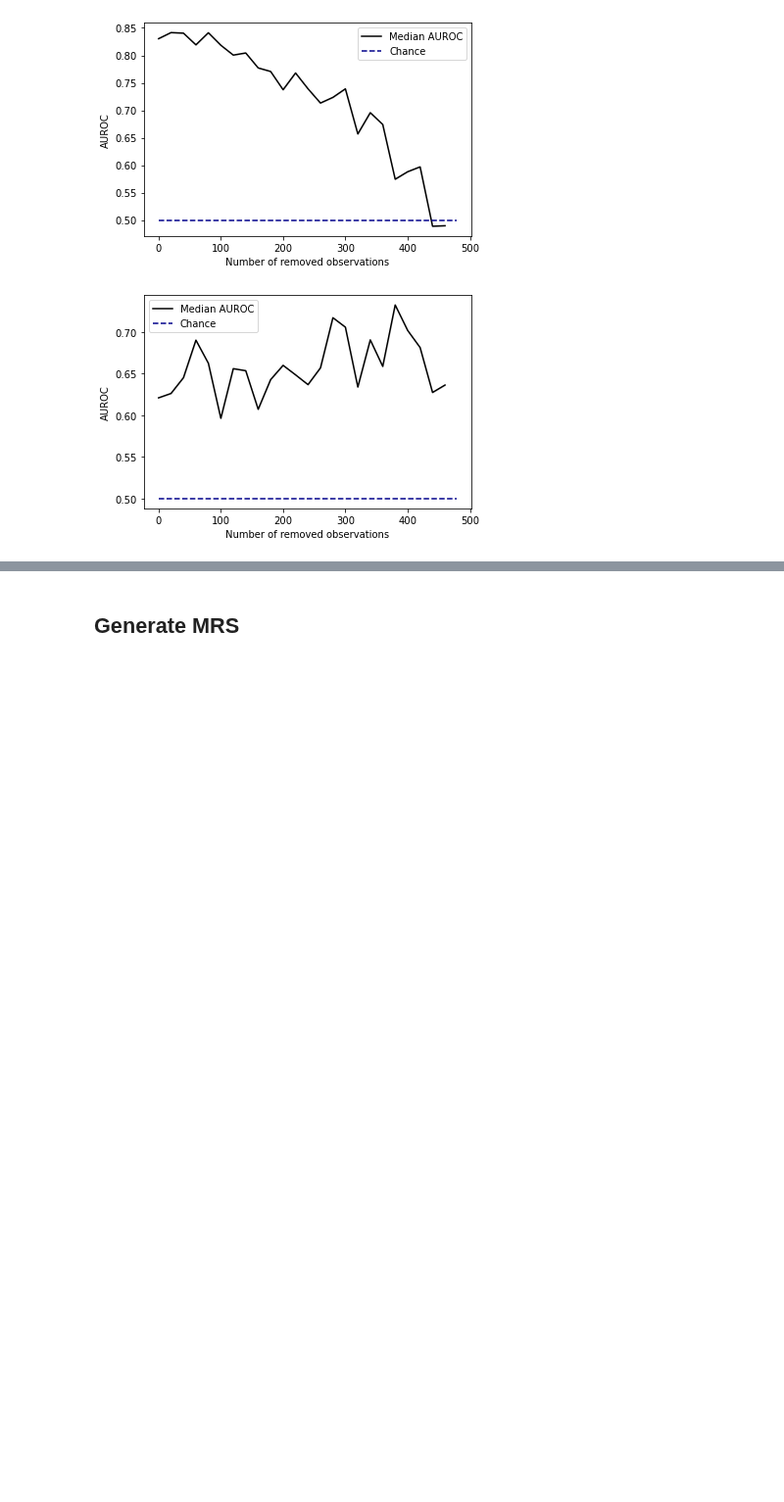
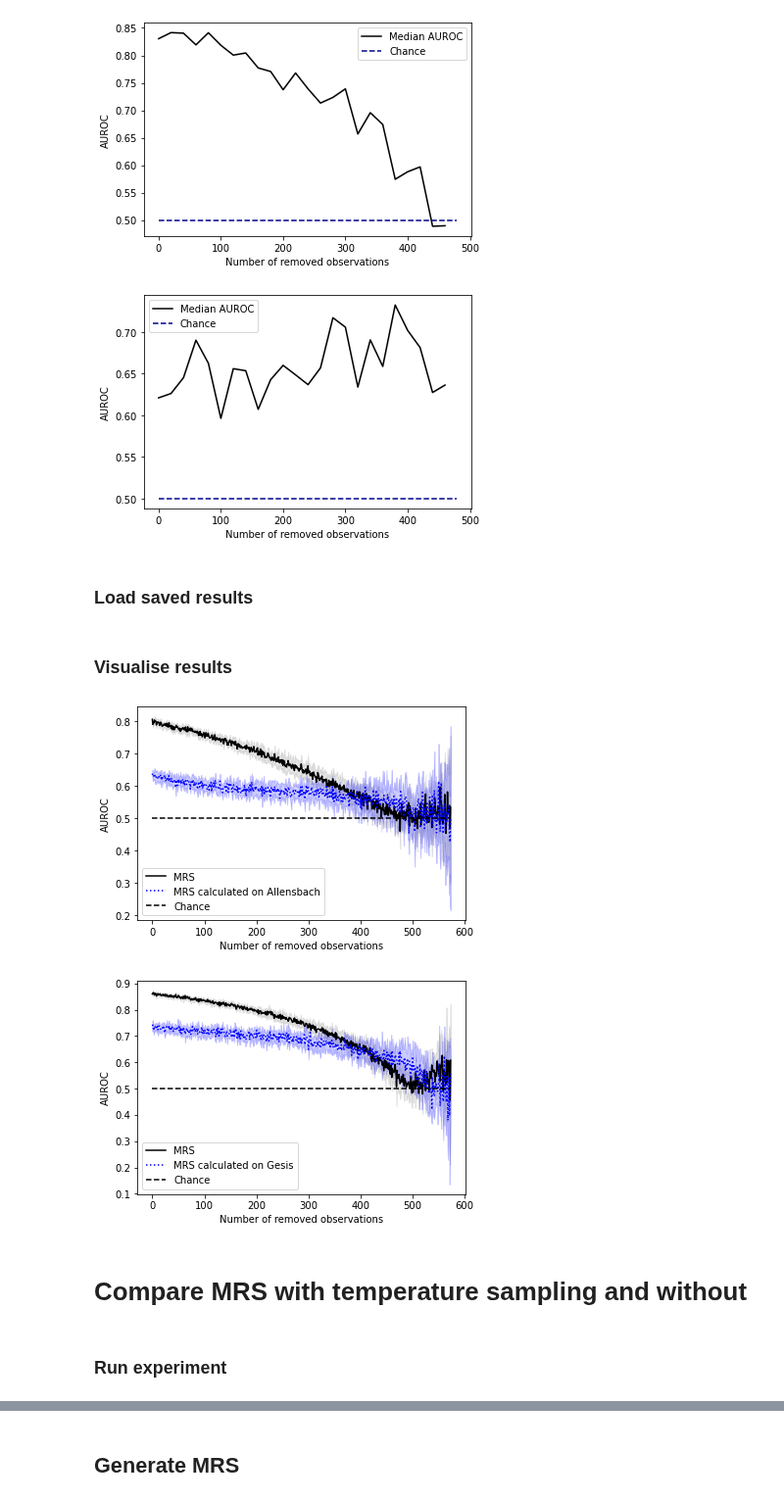
Before and after one commit to laksannathan/maximal-representative-sampling, a Jupyter notebook: src/Maximal Representative Sampling.ipynb, the cells around one changed output, grey strips where cells are left out. Shown at 98% size. Drawn from its saved outputs; the diff is of its cells as text; code cells hidden in the pictures; blank space fills up the shorter version.

Commit message:
Refactor visualisation

```diff
--- a/src/Maximal Representative Sampling.ipynb
+++ b/src/Maximal Representative Sampling.ipynb
@@ -916,9 +825,9 @@ temperatures = np.random.normal(mu, sigma, 1)
 
 drop = 20
 number_of_splits = 5
-result_dir_gesis = os.path.join(os.getcwd(), 'results/third_daset_test/gbs_gesis_allensbach_check',
+result_dir_gesis = os.path.join(os.getcwd(), 'results/third_dataset_test/gbs_gesis_allensbach_check',
                           datetime.datetime.now().strftime('%Y-%m-%d_%H-%M-%S'))
-result_dir_allensbach = os.path.join(os.getcwd(), 'results/third_daset_test/gbs_allensbach_gesis_check',
+result_dir_allensbach = os.path.join(os.getcwd(), 'results/third_dataset_test/gbs_allensbach_gesis_check',
                           datetime.datetime.now().strftime('%Y-%m-%d_%H-%M-%S'))
 
 
@@ -945,13 +854,13 @@ for temp in tqdm(temperatures):
     aucs_allensbach.append(auc_allensbach)
     allensbach_median_aucs = np.median(aucs_allensbach, axis = 0)
     allensbach_std_aucs = np.std(aucs_allensbach, axis = 0)
-    plot_auc_median(allensbach_median_aucs, allensbach_std_aucs, '', save=False)
+    plot_auc_median(allensbach_median_aucs, allensbach_std_aucs, drop, '', save=False)
 
     # gesis checking
     aucs_gesis_checking.append(auc_gesis_checking)
     gesis_median_comparison_aucs = np.median(aucs_gesis_checking, axis = 0)
     gesis_std_comparison_aucs = np.std(aucs_gesis_checking, axis = 0)
-    plot_auc_median(gesis_median_comparison_aucs, gesis_std_comparison_aucs, '', save=False)
+    plot_auc_median(gesis_median_comparison_aucs, gesis_std_comparison_aucs, drop, '', save=False)
 
 # calculate mrs with gesis
 for temp in tqdm(temperatures):
@@ -965,13 +874,13 @@ for temp in tqdm(temperatures):
     aucs_gesis.append(auc_gesis)
     gesis_median_aucs = np.median(aucs_gesis, axis = 0)
     gesis_std_aucs = np.std(aucs_gesis, axis = 0)
-    plot_auc_median(gesis_median_aucs, gesis_std_aucs, '', save=False)
+    plot_auc_median(gesis_median_aucs, gesis_std_aucs, drop, '', save=False)
 
     # allensbach checking
     aucs_allensbach_checking.append(auc_allensbach_checking)
     allensbach_median_comparison_aucs = np.median(aucs_allensbach_checking, axis = 0)
     allenbach_std_comparison_aucs = np.std(aucs_allensbach_checking, axis = 0)
-    plot_auc_median(allensbach_median_comparison_aucs, allenbach_std_comparison_aucs, '', save=False)
+    plot_auc_median(allensbach_median_comparison_aucs, allenbach_std_comparison_aucs, drop, '', save=False)
 
 os.makedirs(result_dir_gesis, exist_ok=True)
 os.makedirs(result_dir_allensbach, exist_ok=True)
@@ -996,3 +905,5 @@ pickle.dump(allenbach_std_comparison_aucs, open("results/allenbach_std_compariso
 
 pickle.dump(gesis_median_comparison_aucs, open("results/gesis_median_comparison_aucs", 'wb'))
 pickle.dump(gesis_std_comparison_aucs, open("results/gesis_std_comparison_aucs", 'wb'))
+# %% [markdown]
+### Load saved results
@@ -998,0 +922,19 @@ pickle.dump(gesis_std_comparison_aucs, open("results/gesis_std_comparison_aucs",
+# %% [markdown]
+### Visualise results
+# %%
+experiment_label = 'MRS calculated on Allensbach'
+file_name = result_dir_allensbach + '/calculated_allensbach'
+plot_experiment_comparison(allensbach_median_aucs, allensbach_std_aucs, gesis_median_comparison_aucs,
+                      gesis_std_comparison_aucs, experiment_label, drop, file_name, save=True)
+
+experiment_label = 'MRS calculated on Gesis'
+file_name = result_dir_gesis + '/calculated_gesis'
+plot_experiment_comparison(gesis_median_aucs, gesis_std_aucs, allensbach_median_comparison_aucs,
+                      allenbach_std_comparison_aucs, experiment_label, drop, file_name, save=True)
+# %% [output]
+[figure, added]
+[figure, added]
+# %% [markdown]
+# Compare MRS with temperature sampling and without
+# %% [markdown]
+### Run experiment
```
Also changed, not shown: parts of 59 cells of this notebook, 5 other files.
